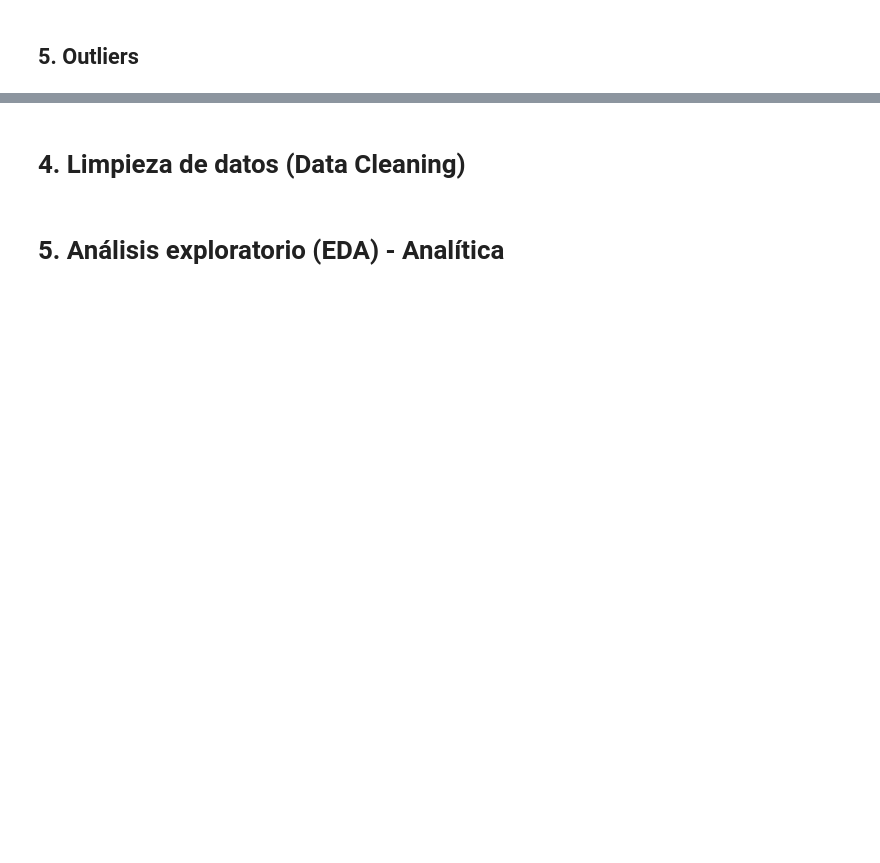
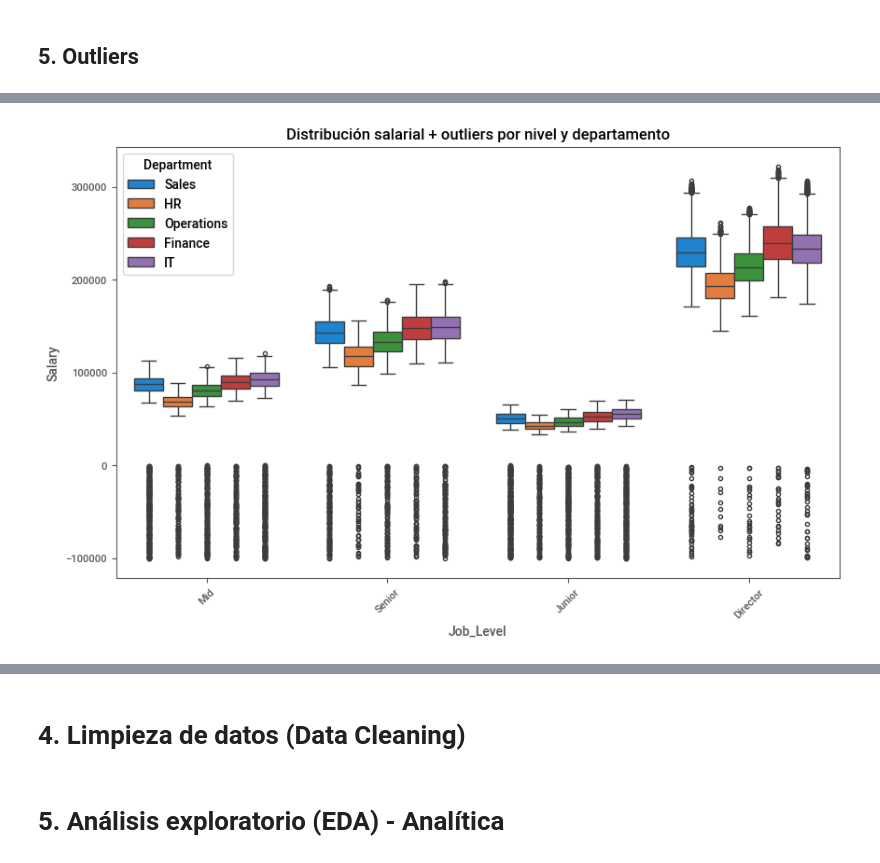
Before and after one commit to dariomicheli/HR-Analytics, a Jupyter notebook: notebook.ipynb, the cells around one changed output, grey strips where cells are left out. Cells and saved outputs as stored; diff of their text form; code cells hidden in the pictures; blank space fills up the shorter version.

```diff
--- a/notebook.ipynb
+++ b/notebook.ipynb
@@ -204,0 +284,3 @@ Analísis de cuartiles
+# %%
+df['Hire_Date'] = pd.to_datetime(df['Hire_Date'])
+df[df["Hire_Date"].dt.year > df["Year"]].shape[0]
@@ -204,0 +291,22 @@ Analísis de cuartiles
+# %%
+# Chicos aca le voy a meter una imputacion para ver el tema de los salarios, porque me esta nublando los nulos y negativos. Asi mismo, despues comentenlo
+
+# Los negativos los transformo en nan
+df.loc[df['Salary'] <= 0, 'Salary'] = np.nan
+
+#Aplico la mediana a los nana del mismo area y nivel
+df['Salary'] = df['Salary'].fillna(df.groupby(['Job_Level', 'Department'])['Salary'].transform('median'))
+
+#relleno por si falta alguno que no tenga mediana comaparablecon la meda del df
+df['Salary'] = df['Salary'].fillna(df['Salary'].median())
+# %%
+# Aca agrupe los salarios por nivel de trabajo y departamento y me puse a ver que tan lejos estaban de la media (Preguntar a Noemi sobre esto estadistico)
+# Puso un z score de desvio y respecto a eso fue que voy a ver cuales son los outliers. En funcion de eso mi duda es que hacemos con esto jajaja como regla de negocio que comprendemos
+group_cols = ["Job_Level", "Department"]
+
+df["salary_mean"] = df.groupby(group_cols)["Salary"].transform("mean")
+df["salary_std"] = df.groupby(group_cols)["Salary"].transform("std")
+
+# Z-score (distancia en desviaciones estándar)
+df["salary_zscore"] = (df["Salary"] - df["salary_mean"]) / df["salary_std"]
+df
@@ -204,0 +346,18 @@ Analísis de cuartiles
+# %%
+import seaborn as sns
+import matplotlib.pyplot as plt
+
+plt.figure(figsize=(10,6))
+
+sns.boxplot(
+    data=df,
+    x="Job_Level",
+    y="Salary",
+    hue="Department"
+)
+
+plt.xticks(rotation=45)
+plt.title("Distribución salarial + outliers por nivel y departamento")
+plt.show()
+# %% [output]
+[figure, added]
```
Also changed, not shown: parts of 20 cells of this notebook, 4 other files.
